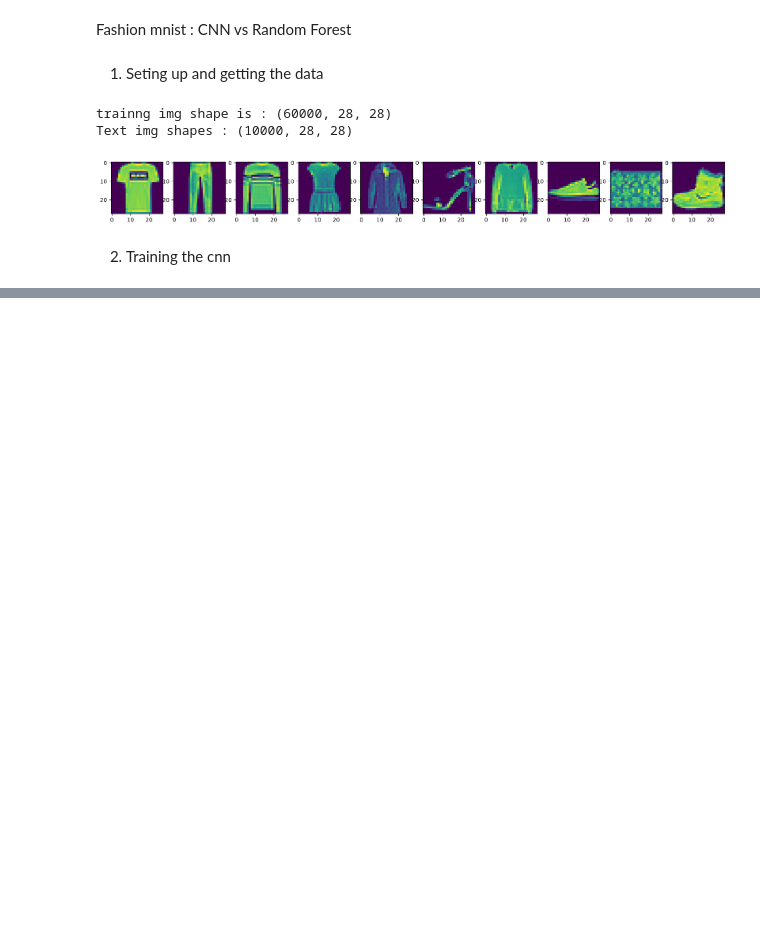
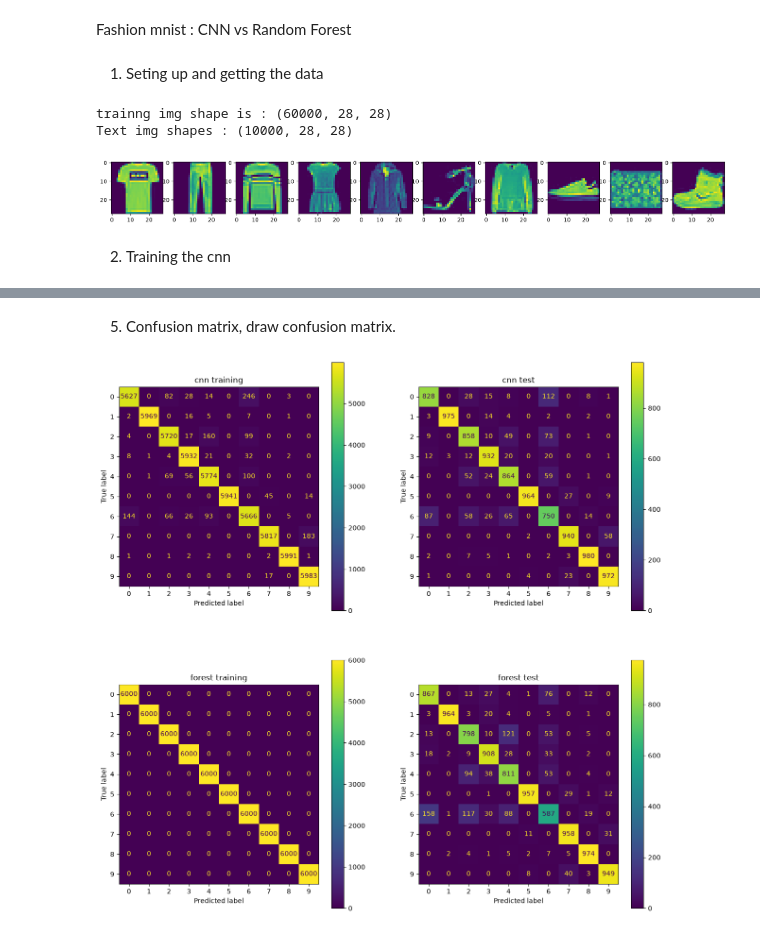
Before and after one commit to nathan-mersha/Project_Computer_Vision, a Jupyter notebook: fashion_cnn_vs_rf.ipynb, the cells around one changed output, grey strips where cells are left out. Drawn from its saved outputs; the diff is of its cells as text; code cells hidden in the pictures; blank space fills up the shorter version.

```diff
--- a/fashion_cnn_vs_rf.ipynb
+++ b/fashion_cnn_vs_rf.ipynb
@@ -82,0 +137,9 @@ cnn.compile(
+# %%
+cnnTrainProbabilities = cnn.predict(cnnTrainImgs)
+cnnTestProbabilities = cnn.predict(cnnTestImgs)
+
+cnnTrainPredictions = np.argmax(cnnTrainProbabilities, axis = 1)
+cnnTestPredictions = np.argmax(cnnTestProbabilities, axis = 1)
+
+forestTrainPredictions = forest.predict(forestTrainIMgs);
+forestTestPredictions = forest.predict(forestTestImgs);
@@ -82,0 +149,25 @@ cnn.compile(
+# %% [markdown]
+5. Confusion matrix, draw confusion matrix.
+# %%
+# creating a fun that will draw this matrix images, i will be doing it 4 times, and that's why i created the function
+import matplotlib.pyplot as matplotplt
+from sklearn.metrics import ConfusionMatrixDisplay
+def drawMatrix(title, correctLbl, thePredictedLbl, position):
+    axis = matplotplt.subplot(2, 2, position)
+
+    ConfusionMatrixDisplay.from_predictions(
+        correctLbl,
+        thePredictedLbl,
+        ax=axis
+    )
+    axis.set_title(title)
+
+matplotplt.figure(figsize=(15,15))
+drawMatrix("cnn training", trainLabels, cnnTrainPredictions, 1);
+drawMatrix("cnn test", test_labels, cnnTestPredictions, 2)
+drawMatrix("forest training", trainLabels, forestTrainPredictions, 3)
+drawMatrix("forest test", test_labels, forestTestPredictions, 4)
+
+matplotplt.show()
+# %% [output]
+[figure, added]
```
Also changed, not shown: parts of 13 cells of this notebook.
